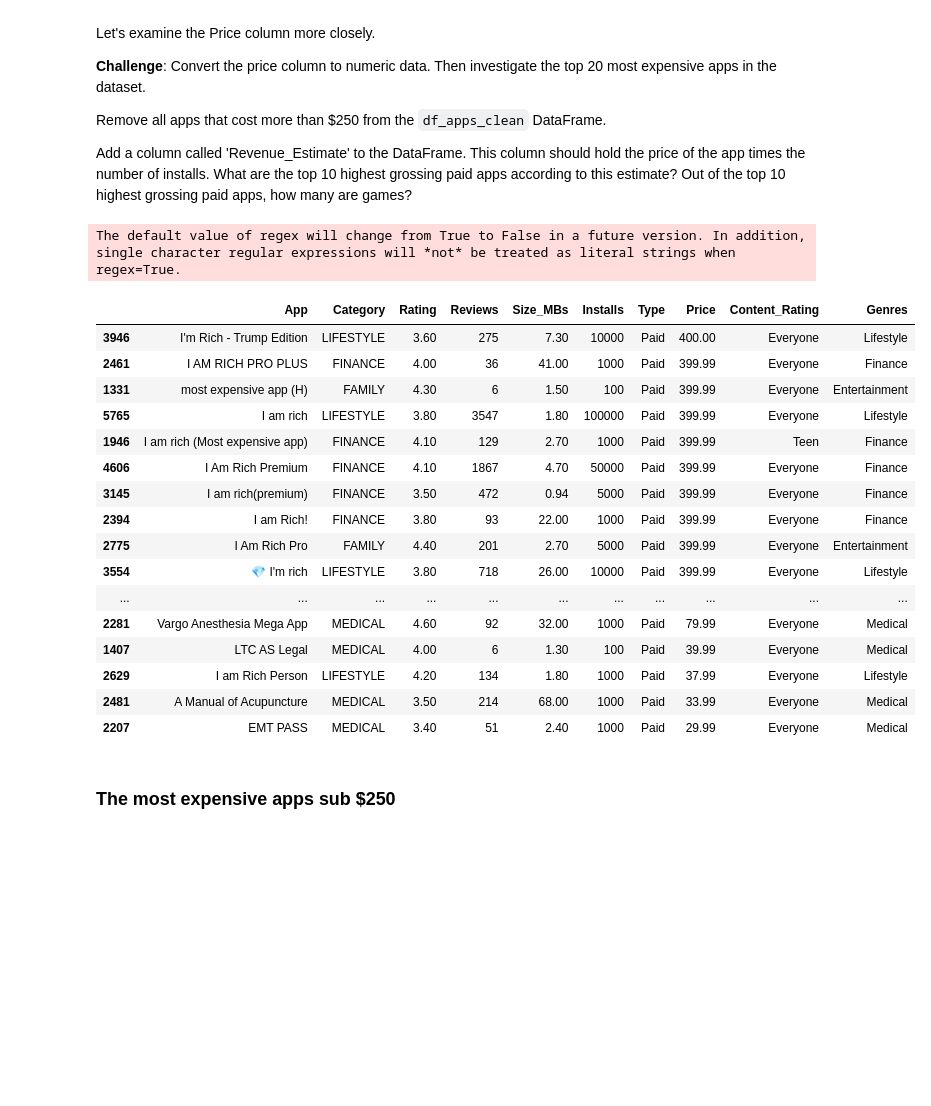
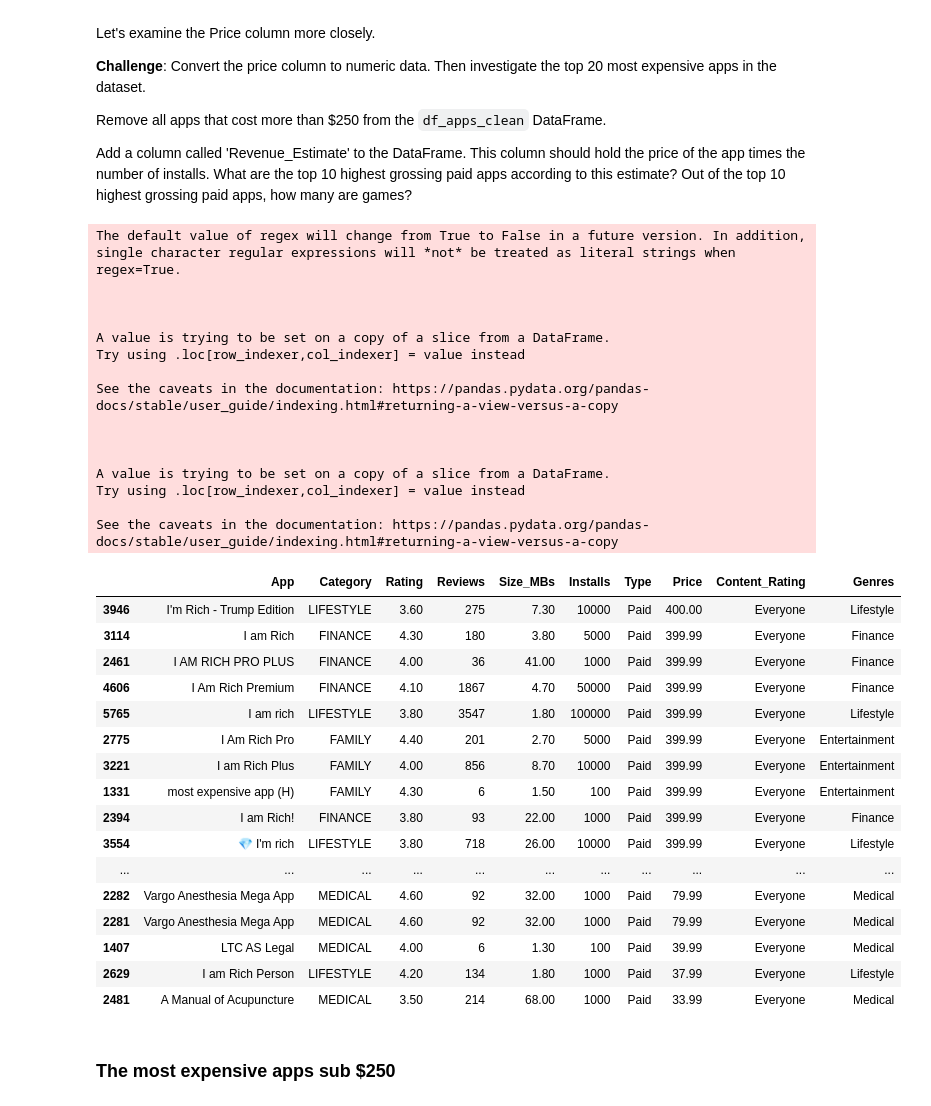
Before and after one commit to TanishTaneja/Google-Play-Store, a Jupyter notebook: Google Play Store App Analytics (start).ipynb, the cells around one changed output. Saved outputs shown, nothing was run; the diff lists cells and outputs as text; code cells hidden in the pictures; blank space fills up the shorter version.

```diff
--- a/Google Play Store App Analytics (start).ipynb
+++ b/Google Play Store App Analytics (start).ipynb
@@ -118,4 +118,4 @@ df_apps_clean[df_apps_clean["App"].duplicated()==True]
 | 10840 | Subway Surfers | GAME | 4.50 | 27711703 | 76.00 | 1,000,000,000 | Free | 0 | Everyone 10+ | Arcade |
 1170 rows × 10 columns
 # %%
-df_apps_clean=df_apps_clean.drop_duplicates(subset=["App"])
+print(df_apps_clean.drop_duplicates(subset=["App"]))
@@ -245,27 +280,41 @@ Remove all apps that cost more than $250 from the `df_apps_clean` DataFrame.
 Add a column called 'Revenue_Estimate' to the DataFrame. This column should hold the price of the app times the number of installs. What are the top 10 highest grossing paid apps according to this estimate? Out of the top 10 highest grossing paid apps, how many are games?
 # %%
 df_apps_clean["Price"]=df_apps_clean["Price"].astype(str).str.replace('$', '')
-df_apps_clean["Price"]=df_apps_clean['Price']=pd.to_numeric(df_apps_clean["Price"])
+df_apps_clean['Price']=pd.to_numeric(df_apps_clean["Price"])
 df_apps_clean.sort_values("Price",ascending=False).head(20)
 # %% [output]
 The default value of regex will change from True to False in a future version. In addition, single character regular expressions will *not* be treated as literal strings when regex=True.
+
+
+
+A value is trying to be set on a copy of a slice from a DataFrame.
+Try using .loc[row_indexer,col_indexer] = value instead
+
+See the caveats in the documentation: https://pandas.pydata.org/pandas-docs/stable/user_guide/indexing.html#returning-a-view-versus-a-copy
+
+
+
+A value is trying to be set on a copy of a slice from a DataFrame.
+Try using .loc[row_indexer,col_indexer] = value instead
+
+See the caveats in the documentation: https://pandas.pydata.org/pandas-docs/stable/user_guide/indexing.html#returning-a-view-versus-a-copy
 |  | App | Category | Rating | Reviews | Size_MBs | Installs | Type | Price | Content_Rating | Genres |
 | 3946 | I'm Rich - Trump Edition | LIFESTYLE | 3.60 | 275 | 7.30 | 10000 | Paid | 400.00 | Everyone | Lifestyle |
+| 3114 | I am Rich | FINANCE | 4.30 | 180 | 3.80 | 5000 | Paid | 399.99 | Everyone | Finance |
 | 2461 | I AM RICH PRO PLUS | FINANCE | 4.00 | 36 | 41.00 | 1000 | Paid | 399.99 | Everyone | Finance |
+| 4606 | I Am Rich Premium | FINANCE | 4.10 | 1867 | 4.70 | 50000 | Paid | 399.99 | Everyone | Finance |
+| 5765 | I am rich | LIFESTYLE | 3.80 | 3547 | 1.80 | 100000 | Paid | 399.99 | Everyone | Lifestyle |
+| 2775 | I Am Rich Pro | FAMILY | 4.40 | 201 | 2.70 | 5000 | Paid | 399.99 | Everyone | Entertainment |
+| 3221 | I am Rich Plus | FAMILY | 4.00 | 856 | 8.70 | 10000 | Paid | 399.99 | Everyone | Entertainment |
 | 1331 | most expensive app (H) | FAMILY | 4.30 | 6 | 1.50 | 100 | Paid | 399.99 | Everyone | Entertainment |
-| 5765 | I am rich | LIFESTYLE | 3.80 | 3547 | 1.80 | 100000 | Paid | 399.99 | Everyone | Lifestyle |
-| 1946 | I am rich (Most expensive app) | FINANCE | 4.10 | 129 | 2.70 | 1000 | Paid | 399.99 | Teen | Finance |
-| 4606 | I Am Rich Premium | FINANCE | 4.10 | 1867 | 4.70 | 50000 | Paid | 399.99 | Everyone | Finance |
-| 3145 | I am rich(premium) | FINANCE | 3.50 | 472 | 0.94 | 5000 | Paid | 399.99 | Everyone | Finance |
 | 2394 | I am Rich! | FINANCE | 3.80 | 93 | 22.00 | 1000 | Paid | 399.99 | Everyone | Finance |
-| 2775 | I Am Rich Pro | FAMILY | 4.40 | 201 | 2.70 | 5000 | Paid | 399.99 | Everyone | Entertainment |
 | 3554 | 💎 I'm rich | LIFESTYLE | 3.80 | 718 | 26.00 | 10000 | Paid | 399.99 | Everyone | Lifestyle |
 | ... | ... | ... | ... | ... | ... | ... | ... | ... | ... | ... |
+| 2282 | Vargo Anesthesia Mega App | MEDICAL | 4.60 | 92 | 32.00 | 1000 | Paid | 79.99 | Everyone | Medical |
 | 2281 | Vargo Anesthesia Mega App | MEDICAL | 4.60 | 92 | 32.00 | 1000 | Paid | 79.99 | Everyone | Medical |
 | 1407 | LTC AS Legal | MEDICAL | 4.00 | 6 | 1.30 | 100 | Paid | 39.99 | Everyone | Medical |
 | 2629 | I am Rich Person | LIFESTYLE | 4.20 | 134 | 1.80 | 1000 | Paid | 37.99 | Everyone | Lifestyle |
 | 2481 | A Manual of Acupuncture | MEDICAL | 3.50 | 214 | 68.00 | 1000 | Paid | 33.99 | Everyone | Medical |
-| 2207 | EMT PASS | MEDICAL | 3.40 | 51 | 2.40 | 1000 | Paid | 29.99 | Everyone | Medical |
 # %% [markdown]
 ### The most expensive apps sub $250
 # %%
```
Also changed, not shown: parts of 19 cells of this notebook.
